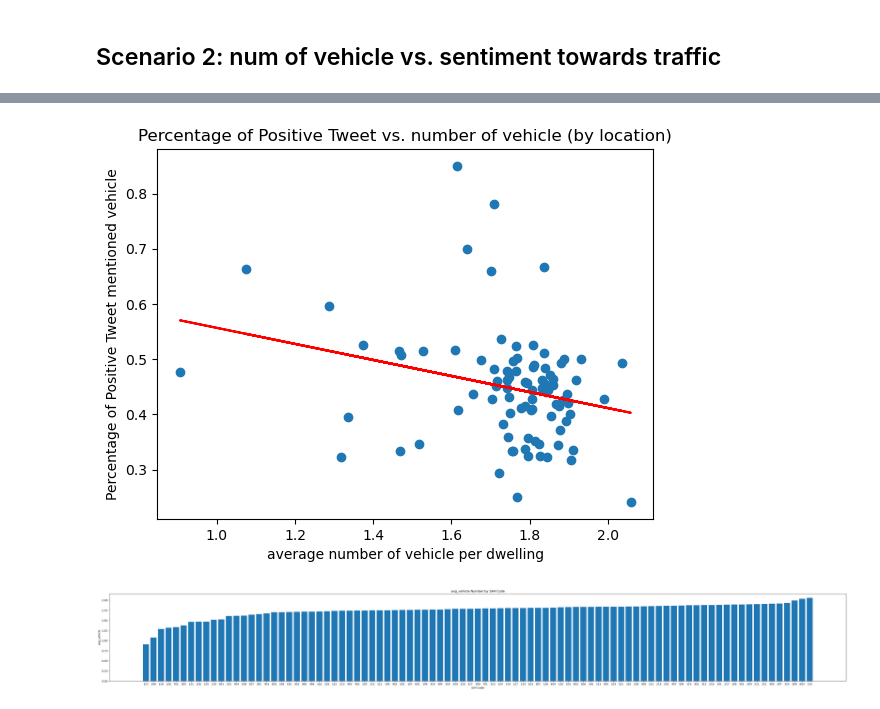
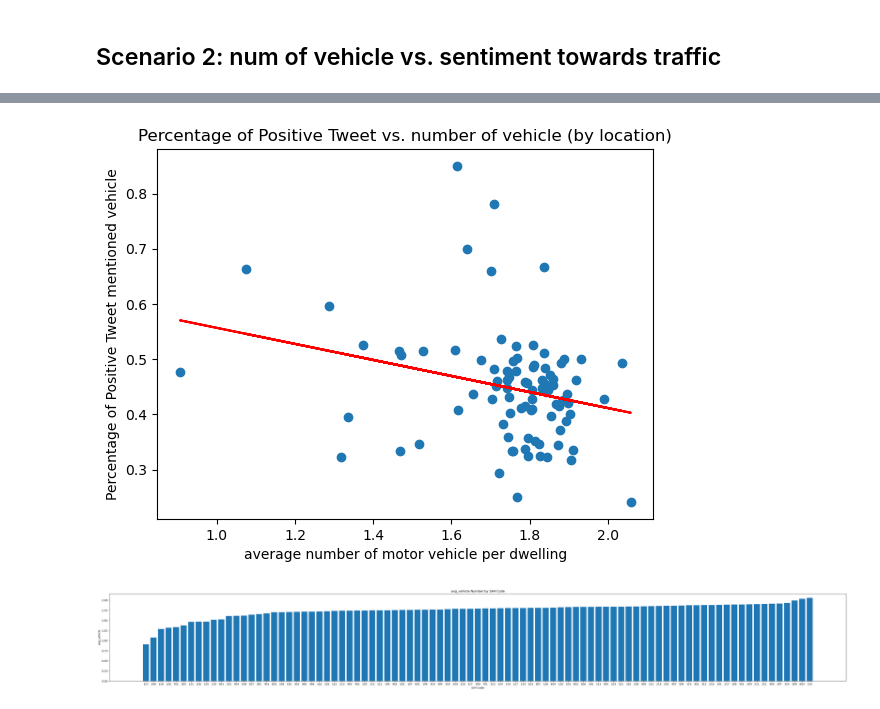
Before and after one commit to terrance2630/CCC_A2, a Jupyter notebook: processed_data_analysis/data_analysis_by_scenario.ipynb, the cells around one changed output, grey strips where cells are left out. Drawn from its saved outputs; the diff is of its cells as text; code cells hidden in the pictures.

```diff
--- a/processed_data_analysis/data_analysis_by_scenario.ipynb
+++ b/processed_data_analysis/data_analysis_by_scenario.ipynb
@@ -110,6 +142,7 @@ SA4_code = []
 total_tweet_vehicle = []
 #
 percentage_posi_vehicle = []
+percentage_nega_vehicle = []
 avg_vehicle = []
 
 for item in s2_data:
@@ -117,6 +150,7 @@ for item in s2_data:
     total_tweet_vehicle.append(s2_data[item][0])
     # posi_tweet_vehicle.append(s2_data[item][2])
     percentage_posi_vehicle.append(s2_data[item][4])
+    percentage_nega_vehicle.append(s2_data[item][5])
     avg_vehicle.append(s2_data[item][7])
 
 selected_data_vehicle = {
@@ -124,6 +158,7 @@ selected_data_vehicle = {
     'total_tweet_vehicle': total_tweet_vehicle,
     # 'posi_tweet_vehicle': posi_tweet_vehicle,
     'percentage_posi_vehicle': percentage_posi_vehicle,
+    'percentage_nega_vehicle': percentage_nega_vehicle,
     'avg_vehicle': avg_vehicle
 }
 
@@ -149,20 +264,20 @@ y_sentiment_vehicle = vehicle_df['percentage_posi_vehicle']
 # %%
 # Fit a linear regression line using NumPy
 m, b = np.polyfit(x_avg_vehicle, y_sentiment_vehicle, 1)
 
 # Create the scatter plot
 plt.scatter(x_avg_vehicle, y_sentiment_vehicle)
-plt.xlabel('average number of vehicle per dwelling')
+plt.xlabel('average number of motor vehicle per dwelling')
 plt.ylabel('Percentage of Positive Tweet mentioned vehicle')
 plt.title('Percentage of Positive Tweet vs. number of vehicle (by location)')
 
 # Add the linear regression line
 plt.plot(x_avg_vehicle, m*x_avg_vehicle + b, color='red')
 
 # Show the plot
 plt.show()
 # %% [output]
-[figure, old version]
+[figure, new version]
 # %%
 # Sort the DataFrame by 'food_retail_num'
 fvehicle_df_sorted_df = vehicle_df.sort_values('avg_vehicle')
```
Also changed, not shown: parts of 20 cells of this notebook, 10 other files.
